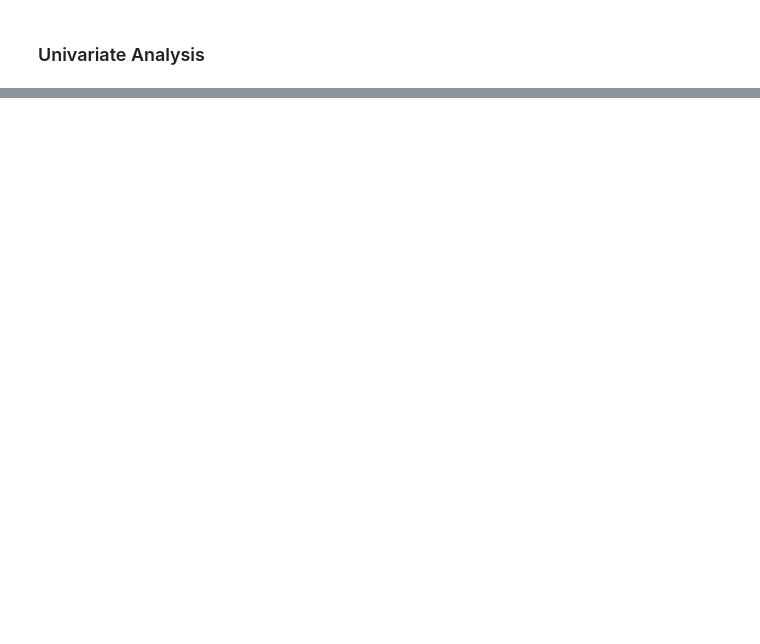
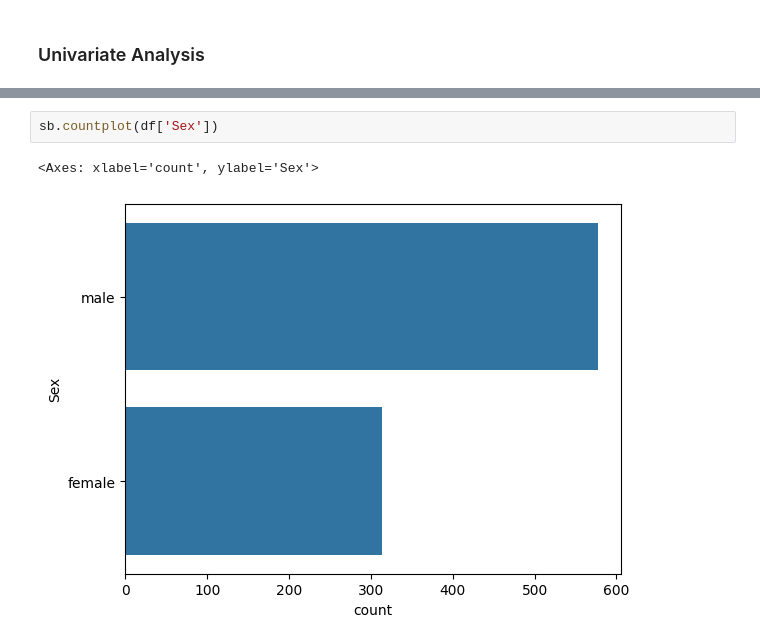
Before and after one commit to Gagan021-5/Jupyter-Notebook, a Jupyter notebook: unianalysis.ipynb, the cells around one changed output, grey strips where cells are left out. Saved outputs shown, nothing was run; the diff lists cells and outputs as text; blank space fills up the shorter version.

```diff
--- a/unianalysis.ipynb
+++ b/unianalysis.ipynb
@@ -16,0 +24,5 @@ df.head()
+# %%
+sb.countplot(df['Sex'])
+# %% [output]
+<Axes: xlabel='count', ylabel='Sex'>
+[figure, added]
```
Also changed, not shown: parts of 10 cells of this notebook, 2 other files.
